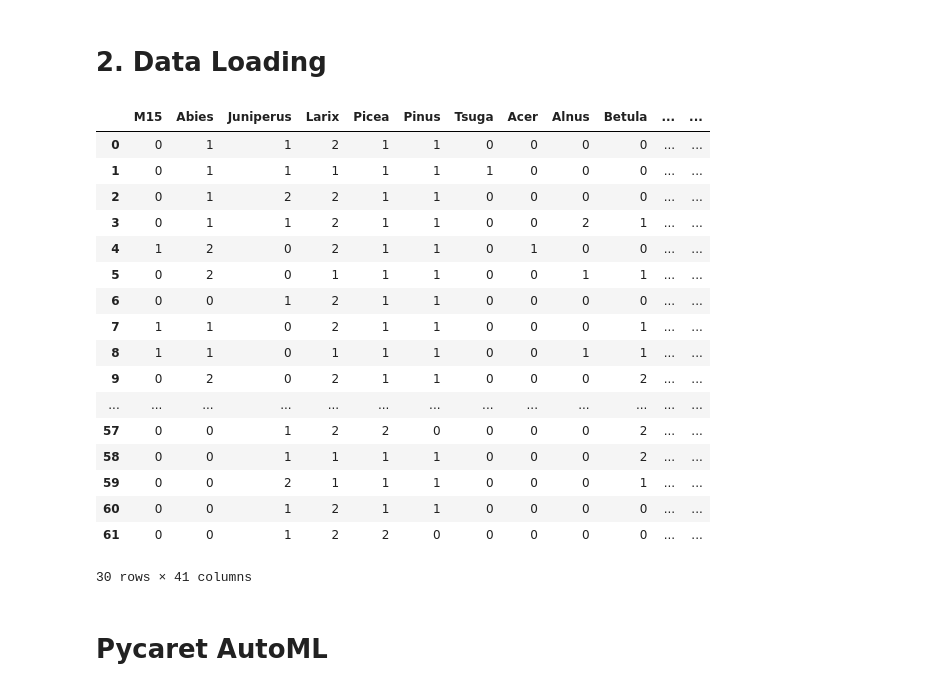
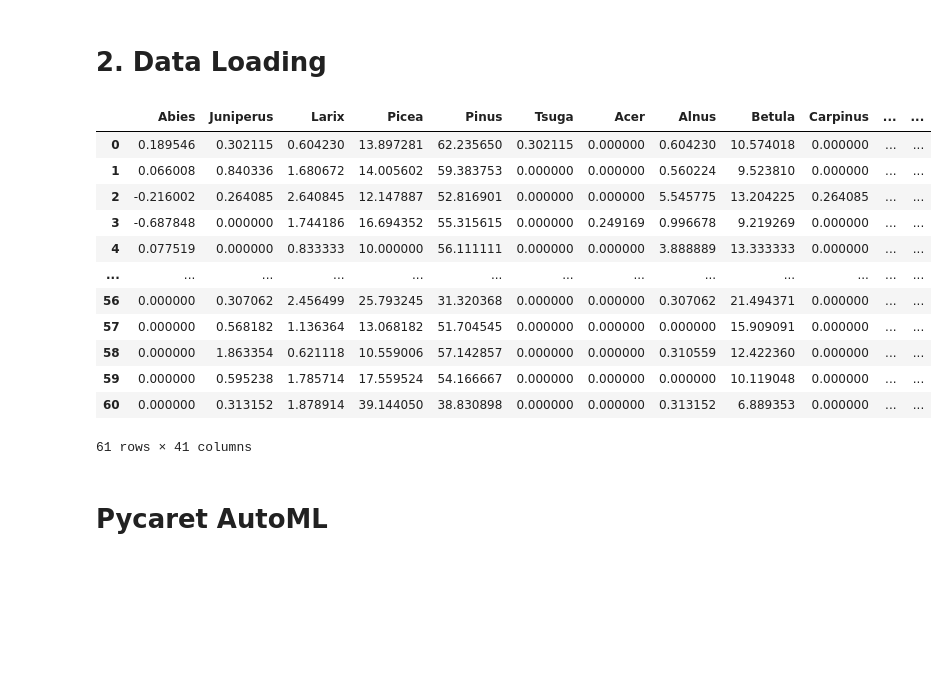
Before and after one commit to Tony-sama/boreal-forest, a Jupyter notebook: 2_classifier.ipynb, the cells around one changed output. Drawn from its saved outputs; the diff is of its cells as text; code cells hidden in the pictures; blank space fills up the shorter version.

```diff
--- a/2_classifier.ipynb
+++ b/2_classifier.ipynb
@@ -10,9 +10,9 @@ MIN_CHARCOAL = 0.1
 # %%
 NB_RUNS = 10
 
-USE_DISCRETE = True
+USE_DISCRETE = False
 
-TARGET = "Picea"
+#TARGET = "charcoal_change"
 
 NB_TOP_MODELS = 10
 TRAIN_SIZE = 0.8
@@ -65,30 +67,25 @@ DEBUG = False
 # %%
 if USE_DISCRETE:
     df = pd.read_csv(INPUT_DATA_DISCRETE)
 else:
     df = pd.read_csv(INPUT_DATA)
 
-df = df[df[TARGET] >= MIN_CHARCOAL]
+#df = df[df[TARGET] >= MIN_CHARCOAL]
 display(df)
 # %% [output]
-|  | M15 | Abies | Juniperus | Larix | Picea | Pinus | Tsuga | Acer | Alnus | Betula | ... | ... |
-| 0 | 0 | 1 | 1 | 2 | 1 | 1 | 0 | 0 | 0 | 0 | ... | ... |
-| 1 | 0 | 1 | 1 | 1 | 1 | 1 | 1 | 0 | 0 | 0 | ... | ... |
-| 2 | 0 | 1 | 2 | 2 | 1 | 1 | 0 | 0 | 0 | 0 | ... | ... |
-| 3 | 0 | 1 | 1 | 2 | 1 | 1 | 0 | 0 | 2 | 1 | ... | ... |
-| 4 | 1 | 2 | 0 | 2 | 1 | 1 | 0 | 1 | 0 | 0 | ... | ... |
-| 5 | 0 | 2 | 0 | 1 | 1 | 1 | 0 | 0 | 1 | 1 | ... | ... |
-| 6 | 0 | 0 | 1 | 2 | 1 | 1 | 0 | 0 | 0 | 0 | ... | ... |
-| 7 | 1 | 1 | 0 | 2 | 1 | 1 | 0 | 0 | 0 | 1 | ... | ... |
-| 8 | 1 | 1 | 0 | 1 | 1 | 1 | 0 | 0 | 1 | 1 | ... | ... |
-| 9 | 0 | 2 | 0 | 2 | 1 | 1 | 0 | 0 | 0 | 2 | ... | ... |
+|  | Abies | Juniperus | Larix | Picea | Pinus | Tsuga | Acer | Alnus | Betula | Carpinus | ... | ... |
+| 0 | 0.189546 | 0.302115 | 0.604230 | 13.897281 | 62.235650 | 0.302115 | 0.000000 | 0.604230 | 10.574018 | 0.000000 | ... | ... |
+| 1 | 0.066008 | 0.840336 | 1.680672 | 14.005602 | 59.383753 | 0.000000 | 0.000000 | 0.560224 | 9.523810 | 0.000000 | ... | ... |
+| 2 | -0.216002 | 0.264085 | 2.640845 | 12.147887 | 52.816901 | 0.000000 | 0.000000 | 5.545775 | 13.204225 | 0.264085 | ... | ... |
+| 3 | -0.687848 | 0.000000 | 1.744186 | 16.694352 | 55.315615 | 0.000000 | 0.249169 | 0.996678 | 9.219269 | 0.000000 | ... | ... |
+| 4 | 0.077519 | 0.000000 | 0.833333 | 10.000000 | 56.111111 | 0.000000 | 0.000000 | 3.888889 | 13.333333 | 0.000000 | ... | ... |
 | ... | ... | ... | ... | ... | ... | ... | ... | ... | ... | ... | ... | ... |
-| 57 | 0 | 0 | 1 | 2 | 2 | 0 | 0 | 0 | 0 | 2 | ... | ... |
-| 58 | 0 | 0 | 1 | 1 | 1 | 1 | 0 | 0 | 0 | 2 | ... | ... |
-| 59 | 0 | 0 | 2 | 1 | 1 | 1 | 0 | 0 | 0 | 1 | ... | ... |
-| 60 | 0 | 0 | 1 | 2 | 1 | 1 | 0 | 0 | 0 | 0 | ... | ... |
-| 61 | 0 | 0 | 1 | 2 | 2 | 0 | 0 | 0 | 0 | 0 | ... | ... |
+| 56 | 0.000000 | 0.307062 | 2.456499 | 25.793245 | 31.320368 | 0.000000 | 0.000000 | 0.307062 | 21.494371 | 0.000000 | ... | ... |
+| 57 | 0.000000 | 0.568182 | 1.136364 | 13.068182 | 51.704545 | 0.000000 | 0.000000 | 0.000000 | 15.909091 | 0.000000 | ... | ... |
+| 58 | 0.000000 | 1.863354 | 0.621118 | 10.559006 | 57.142857 | 0.000000 | 0.000000 | 0.310559 | 12.422360 | 0.000000 | ... | ... |
+| 59 | 0.000000 | 0.595238 | 1.785714 | 17.559524 | 54.166667 | 0.000000 | 0.000000 | 0.000000 | 10.119048 | 0.000000 | ... | ... |
+| 60 | 0.000000 | 0.313152 | 1.878914 | 39.144050 | 38.830898 | 0.000000 | 0.000000 | 0.313152 | 6.889353 | 0.000000 | ... | ... |
-30 rows × 41 columns
+61 rows × 41 columns
 # %% [markdown]
 # Pycaret AutoML
 # %%
```
Also changed, not shown: parts of 2 cells of this notebook, 1 other file.
